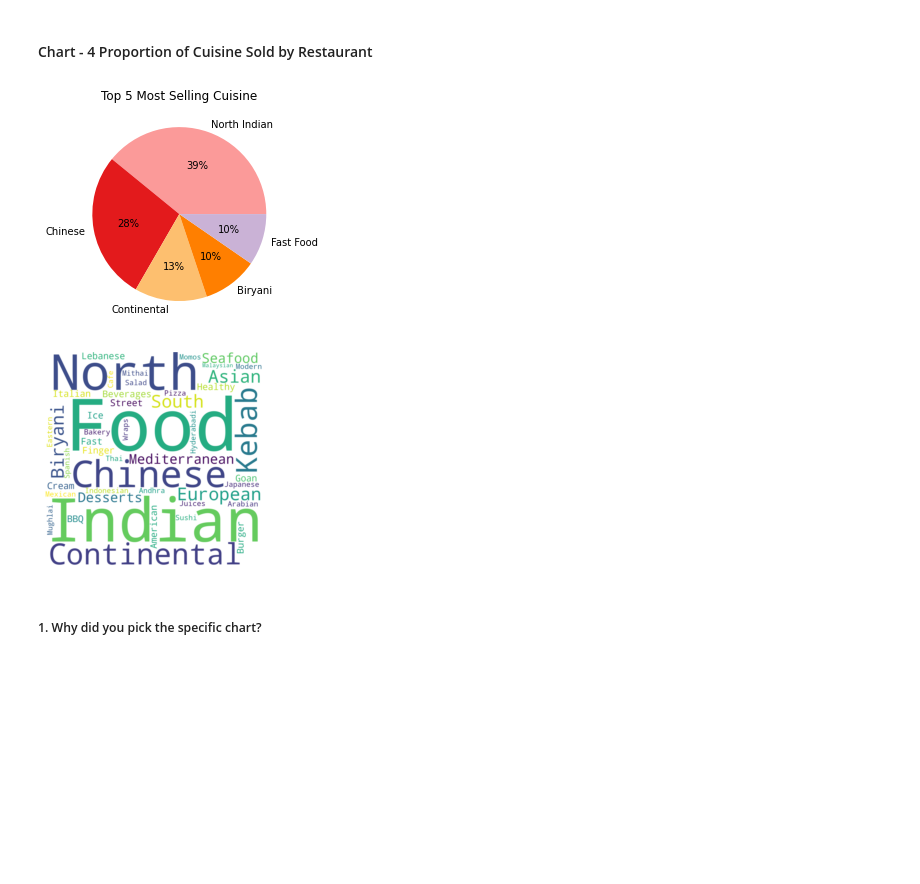
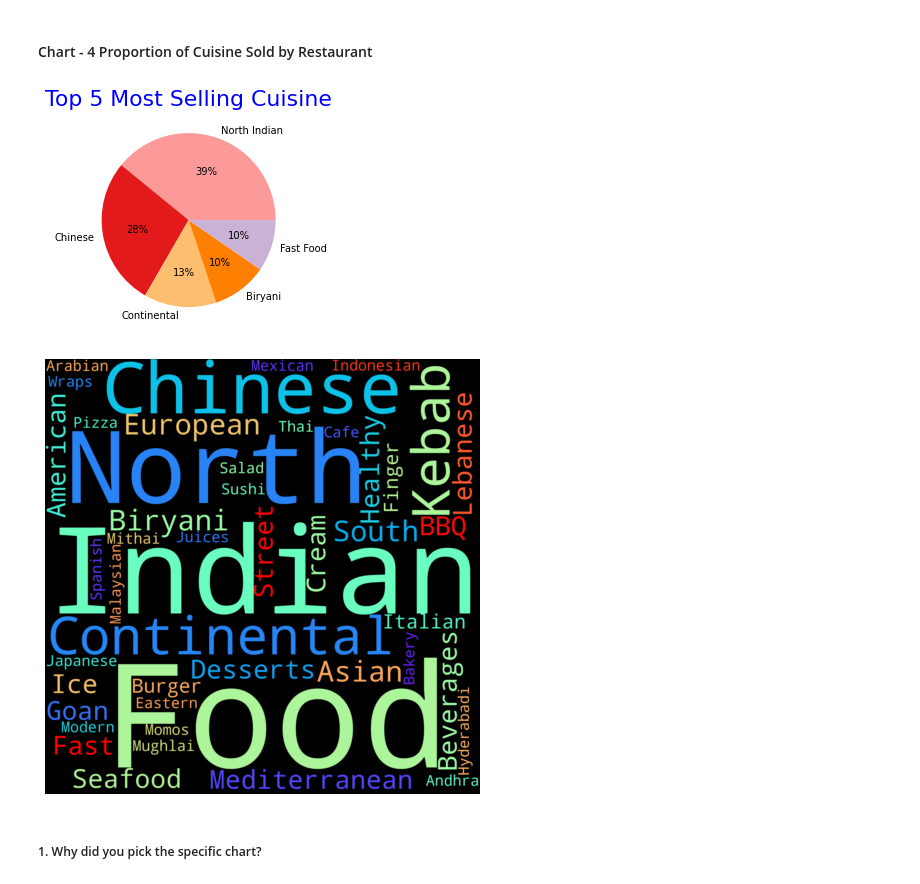
Before and after one commit to abhinav4201/UnSupervised-ML-Zomato-Restaurant-Clustering-and-Sentiment-Analysis, a Jupyter notebook: UnSupervised_ML_Zomato_Restaurant_Clustering_and_Sentiment_Analysis_capstone_project_4.ipynb, the cells around one changed output. Drawn from its saved outputs; the diff is of its cells as text; code cells hidden in the pictures; blank space fills up the shorter version.

```diff
--- a/UnSupervised_ML_Zomato_Restaurant_Clustering_and_Sentiment_Analysis_capstone_project_4.ipynb
+++ b/UnSupervised_ML_Zomato_Restaurant_Clustering_and_Sentiment_Analysis_capstone_project_4.ipynb
@@ -889,27 +889,29 @@ colors = sns.color_palette('Paired')[4:9]
 
 #create pie chart
 plt.pie(data, labels = labels, colors = colors, autopct='%.0f%%')
-plt.title('Top 5 Most Selling Cuisine')
+plt.title('Top 5 Most Selling Cuisine', size =22, color= 'blue')
 plt.show()
 # %% [output]
-[figure, old version]
+[figure, new version]
 # %%
 #wordcloud for Cuisine
 # storind all cuisine in form of text
+plt.figure(figsize=(15,8))
 text = " ".join(name for name in cuisine_df.Cuisine )
 
 
 # Creating word_cloud with text as argument in .generate() method
 
-word_cloud = WordCloud(width = 1400, height = 1400,collocations = False, background_color = 'white').generate(text)
+word_cloud = WordCloud(width = 2000, height = 2000,collocations = False,
+                       colormap='rainbow',background_color = 'black').generate(text)
 
 # Display the generated Word Cloud
 
 plt.imshow(word_cloud, interpolation='bilinear');
 
 plt.axis("off");
 # %% [output]
-[figure, old version]
+[figure, new version]
 # %% [markdown]
 ##### 1. Why did you pick the specific chart?
 # %% [markdown]
```
Also changed, not shown: parts of 25 cells of this notebook.
